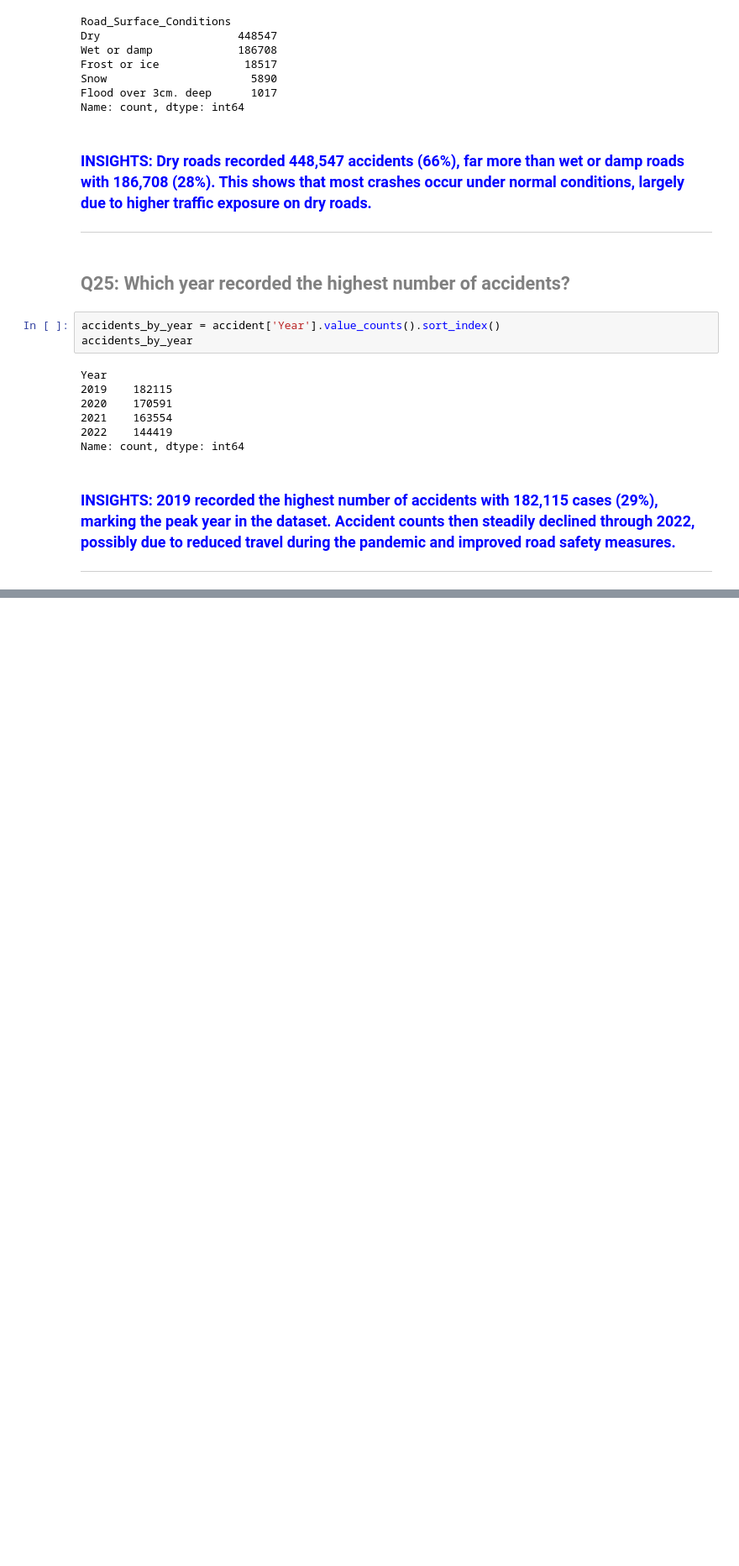
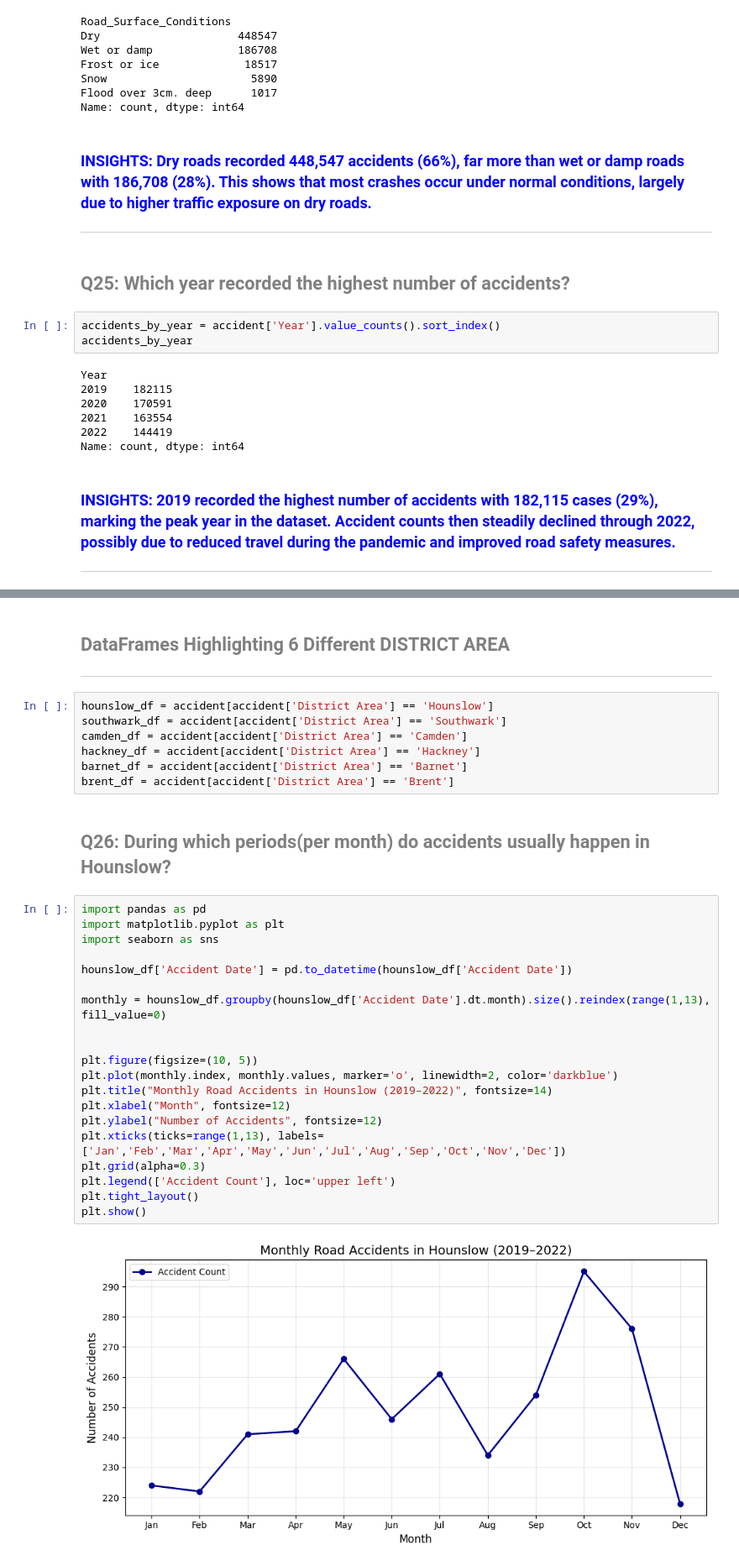
Before and after one commit to louiezzy/ELEC303-DataAnalytics, a Jupyter notebook: Activity 2.ipynb, the cells around one changed output, grey strips where cells are left out. Shown: that part at 84% size. Saved outputs shown, nothing was run; the diff lists cells and outputs as text; blank space fills up the shorter version.

```diff
--- a/Activity 2.ipynb
+++ b/Activity 2.ipynb
@@ -681,0 +717,34 @@ Name: count, dtype: int64
+# %% [markdown]
+<h2 style = 'color:gray'>DataFrames Highlighting 6 Different DISTRICT AREA</h2>
+<hr>
+# %%
+hounslow_df = accident[accident['District Area'] == 'Hounslow']
+southwark_df = accident[accident['District Area'] == 'Southwark']
+camden_df = accident[accident['District Area'] == 'Camden']
+hackney_df = accident[accident['District Area'] == 'Hackney']
+barnet_df = accident[accident['District Area'] == 'Barnet']
+brent_df = accident[accident['District Area'] == 'Brent']
+# %% [markdown]
+<h2 style="color:gray"> Q26: During which periods(per month) do accidents usually happen in Hounslow? </h2>
+# %%
+import pandas as pd
+import matplotlib.pyplot as plt
+import seaborn as sns
+
+hounslow_df['Accident Date'] = pd.to_datetime(hounslow_df['Accident Date'])
+
+monthly = hounslow_df.groupby(hounslow_df['Accident Date'].dt.month).size().reindex(range(1,13), fill_value=0)
+
+
+plt.figure(figsize=(10, 5))
+plt.plot(monthly.index, monthly.values, marker='o', linewidth=2, color='darkblue')
+plt.title("Monthly Road Accidents in Hounslow (2019–2022)", fontsize=14)
+plt.xlabel("Month", fontsize=12)
+plt.ylabel("Number of Accidents", fontsize=12)
+plt.xticks(ticks=range(1,13), labels=['Jan','Feb','Mar','Apr','May','Jun','Jul','Aug','Sep','Oct','Nov','Dec'])
+plt.grid(alpha=0.3)
+plt.legend(['Accident Count'], loc='upper left')
+plt.tight_layout()
+plt.show()
+# %% [output]
+[figure, added]
```
Also changed, not shown: parts of 21 cells of this notebook.
